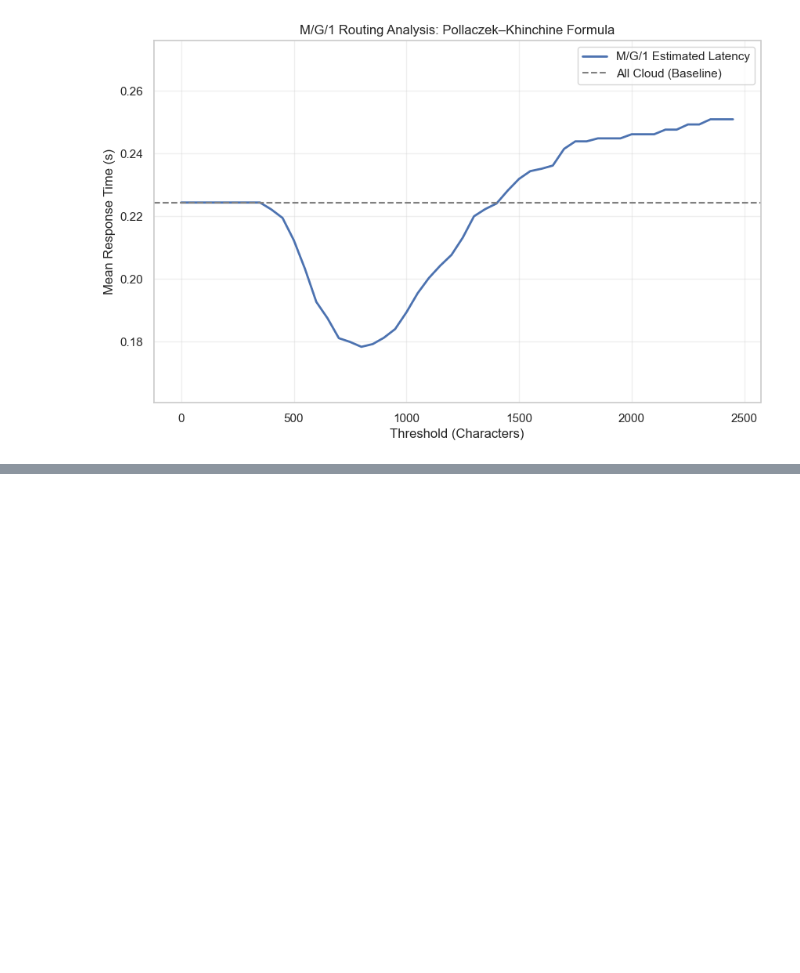
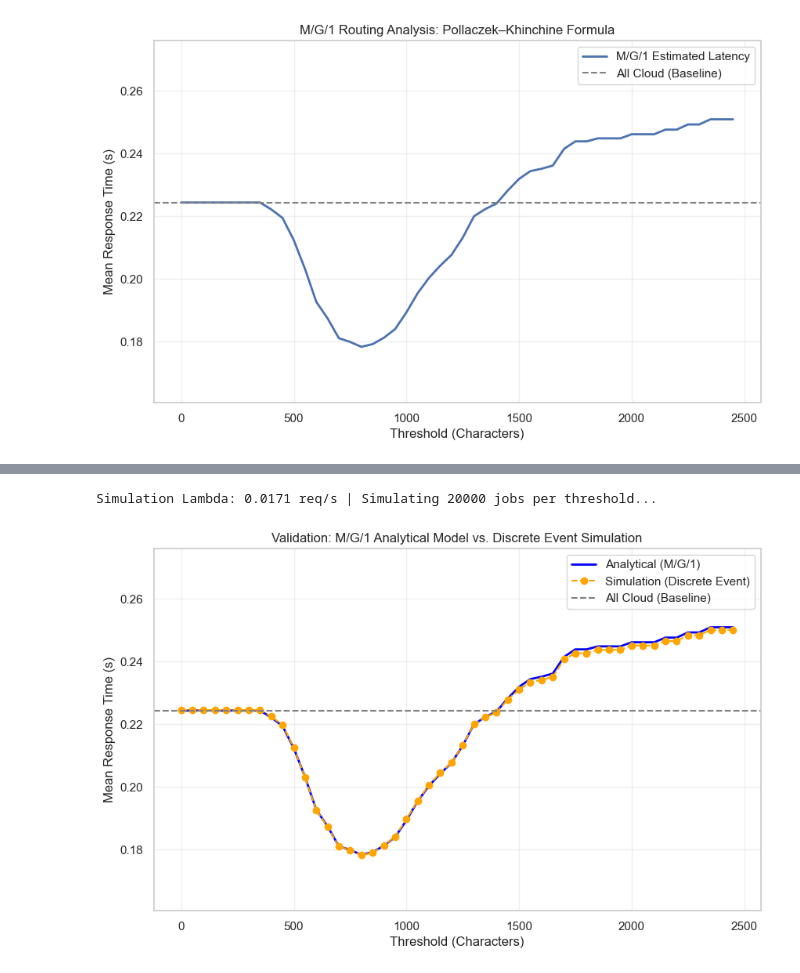
Before and after one commit to fabianHueni/UNIBE_MSGAI_HS25_Project, a Jupyter notebook: analyse/analyse_latency_data.ipynb, the cells around one changed output, grey strips where cells are left out. Saved outputs shown, nothing was run; the diff lists cells and outputs as text; code cells hidden in the pictures; blank space fills up the shorter version.

Commit message:
feat: validated the analytical solution with a simulation

```diff
--- a/analyse/analyse_latency_data.ipynb
+++ b/analyse/analyse_latency_data.ipynb
@@ -454,0 +456,37 @@ System Lambda: 0.0171 req/s (over 500 jobs)
+# %%
+from utils import *
+
+# --- Run Simulation ---
+# Use fewer thresholds or jobs if it's too slow
+sim_thresholds = range(0, 2500, 50)
+sim_results = simulate_routing_validation(df_device_ex, df_cloud_ex, sim_thresholds, num_jobs=20000)
+
+# --- Plot Comparison ---
+plt.figure(figsize=(10, 6))
+
+# Analytical M/G/1
+plt.plot(mg1_results['threshold'], mg1_results['avg_latency'], label='Analytical (M/G/1)', linewidth=2, color='blue')
+
+# Simulation
+plt.plot(sim_results['threshold'], sim_results['sim_latency'], 'o--', label='Simulation (Discrete Event)', color='orange', markersize=6)
+
+# Baseline
+plt.axhline(y=mg1_results.iloc[0]['avg_latency'], color='gray', linestyle='--', label='All Cloud (Baseline)')
+
+# Dynamic Limits
+finite_vals = mg1_results[mg1_results['avg_latency'] != float('inf')]['avg_latency']
+max_val = finite_vals.max()
+min_val = finite_vals.min()
+upper_lim = max_val * 1.1 if not pd.isna(max_val) else 2.0
+lower_lim = max(0, min_val * 0.9) if not pd.isna(min_val) else 0
+plt.ylim(lower_lim, upper_lim)
+
+plt.xlabel('Threshold (Characters)')
+plt.ylabel('Mean Response Time (s)')
+plt.title('Validation: M/G/1 Analytical Model vs. Discrete Event Simulation')
+plt.legend()
+plt.grid(True, alpha=0.3)
+plt.show()
+# %% [output]
+Simulation Lambda: 0.0171 req/s | Simulating 20000 jobs per threshold...
+[figure, added]
```
Also changed, not shown: parts of 5 cells of this notebook, 1 other file.
